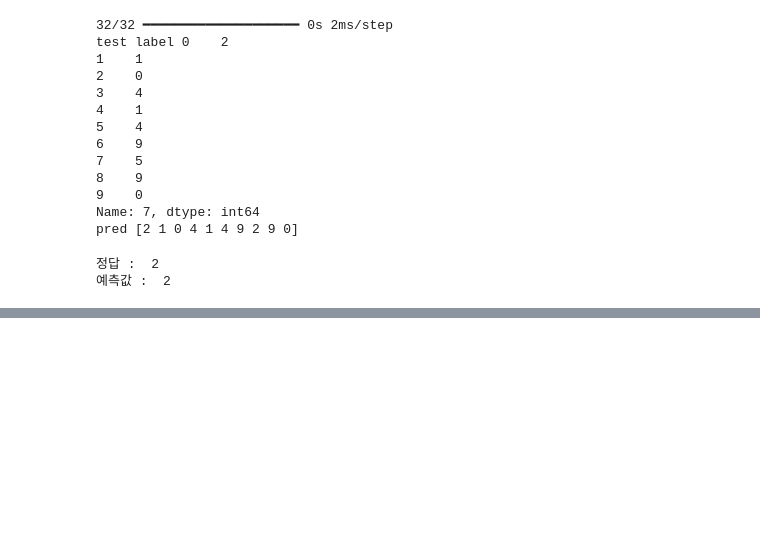
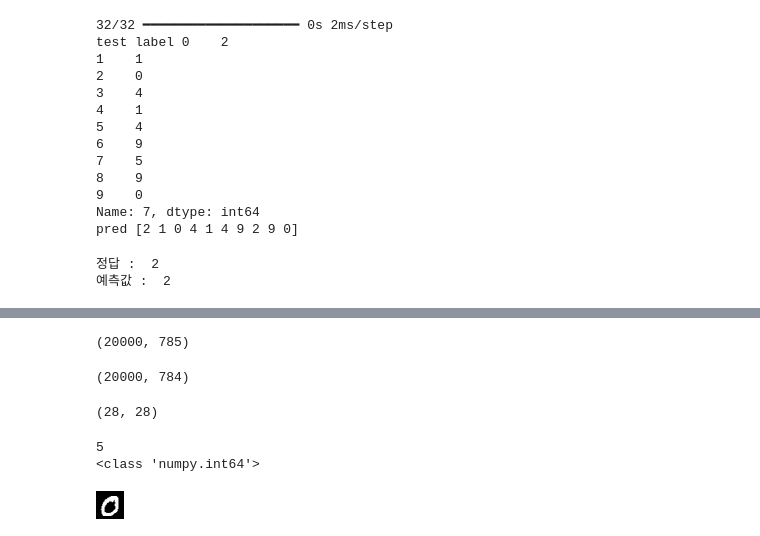
Before and after one commit to Sphen1sc1dae/MachineLearning, a Jupyter notebook: Note_DL/04.손글씨 인식 딥러닝 해보기.ipynb, the cells around one changed output, grey strips where cells are left out. Saved outputs shown, nothing was run; the diff lists cells and outputs as text; code cells hidden in the pictures; blank space fills up the shorter version.

```diff
--- a/Note_DL/04.손글씨 인식 딥러닝 해보기.ipynb
+++ b/Note_DL/04.손글씨 인식 딥러닝 해보기.ipynb
@@ -223,0 +225,32 @@ print("예측값 : ", np.argmax(pred[0]))
+# %%
+# train_data 크기
+train.shape
+# %% [output]
+(20000, 785)
+# %%
+# 0번의 정답을 제외한 데이터
+# train.columns = train.columns.astype(float).astype(int)
+
+# train1 = train.loc[:, train.columns != 0]
+train1 = train.iloc[:, 1:]
+train1.shape
+# %% [output]
+(20000, 784)
+# %%
+# train1의 데이터 50번째로 이미지 만들기
+abc = np.array(train1.iloc[50]).reshape(28, 28)
+abc.shape
+# %% [output]
+(28, 28)
+# %%
+print(train.columns[0])        # 첫 번째 열의 진짜 이름 출력
+print(type(train.columns[0]))  # 그 이름의 타입 출력 (int인지 str인지 확인)
+# %% [output]
+5
+<class 'numpy.int64'>
+# %%
+# Image 만들기
+image = Image.fromarray((abc).astype(np.uint8))
+image
+# %% [output]
+[figure, added]
```
Also changed, not shown: parts of 23 cells of this notebook, 1 other file.
